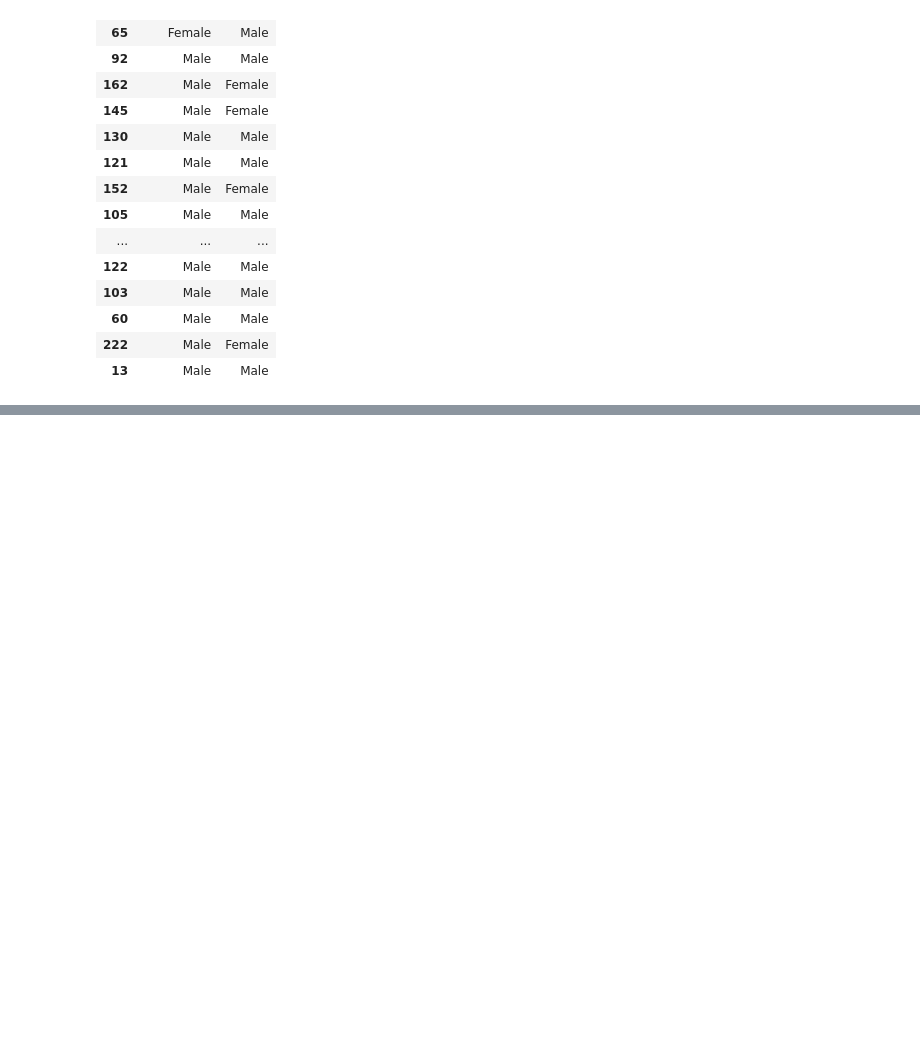
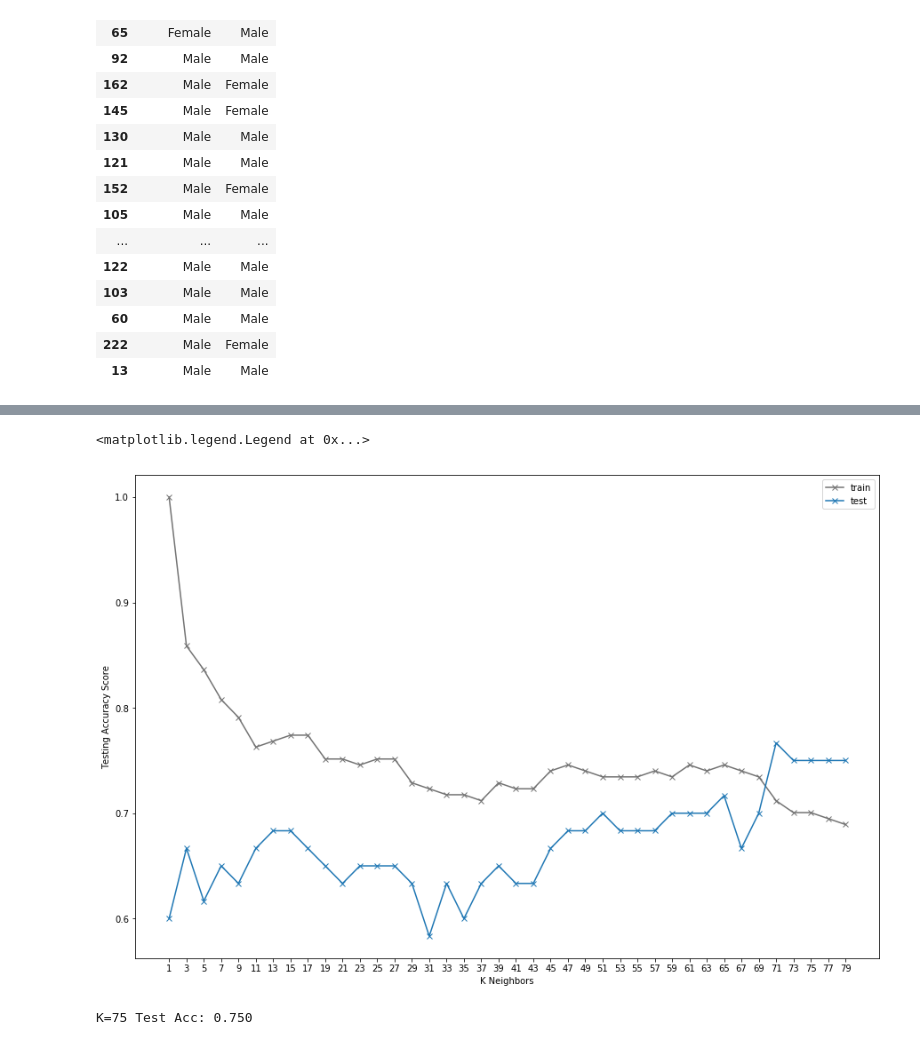
Before and after one commit to jimcel-tangonan/exploring-datasets, a Jupyter notebook: _analysis-algorithms/preprocessing.ipynb, the cells around one changed output, grey strips where cells are left out. Drawn from its saved outputs; the diff is of its cells as text; code cells hidden in the pictures; blank space fills up the shorter version.

```diff
--- a/_analysis-algorithms/preprocessing.ipynb
+++ b/_analysis-algorithms/preprocessing.ipynb
@@ -342,0 +353,34 @@ pd.DataFrame({'prediction': predictions, 'actual': ytest}).head(25)
+# %%
+train_scores = []
+test_scores = []
+
+for K in range(1,80,2):
+    knn_classifier = KNeighborsClassifier(n_neighbors=K).fit(xtrain,ytrain)
+
+    train_score = knn_classifier.score(xtrain, ytrain)
+    test_score = knn_classifier.score(xtest, ytest)
+
+    train_scores.append(train_score)
+    test_scores.append(test_score)
+
+#     print(f'Train/Test Score: {train_score:.3f}/{test_score:.3f} K:{K}')
+# %%
+plt.figure(figsize=(15, 10))
+
+plt.plot(range(1,80,2), train_scores, marker='x', c='0.45', label='train')
+plt.plot(range(1,80,2), test_scores, marker='x', label='test')
+plt.xticks(range(1,80,2))
+
+plt.xlabel('K Neighbors')
+plt.ylabel('Testing Accuracy Score')
+plt.legend()
+# %% [output]
+<matplotlib.legend.Legend at 0x...>
+[figure, added]
+# %%
+knn_classifier = KNeighborsClassifier(n_neighbors=75)
+knn_classifier.fit(xtrain,ytrain)
+
+print('K=75 Test Acc: %.3f' %knn_classifier.score(xtest,ytest))
+# %% [output]
+K=75 Test Acc: 0.750
```
Also changed, not shown: parts of 3 cells of this notebook, 2 other files.
